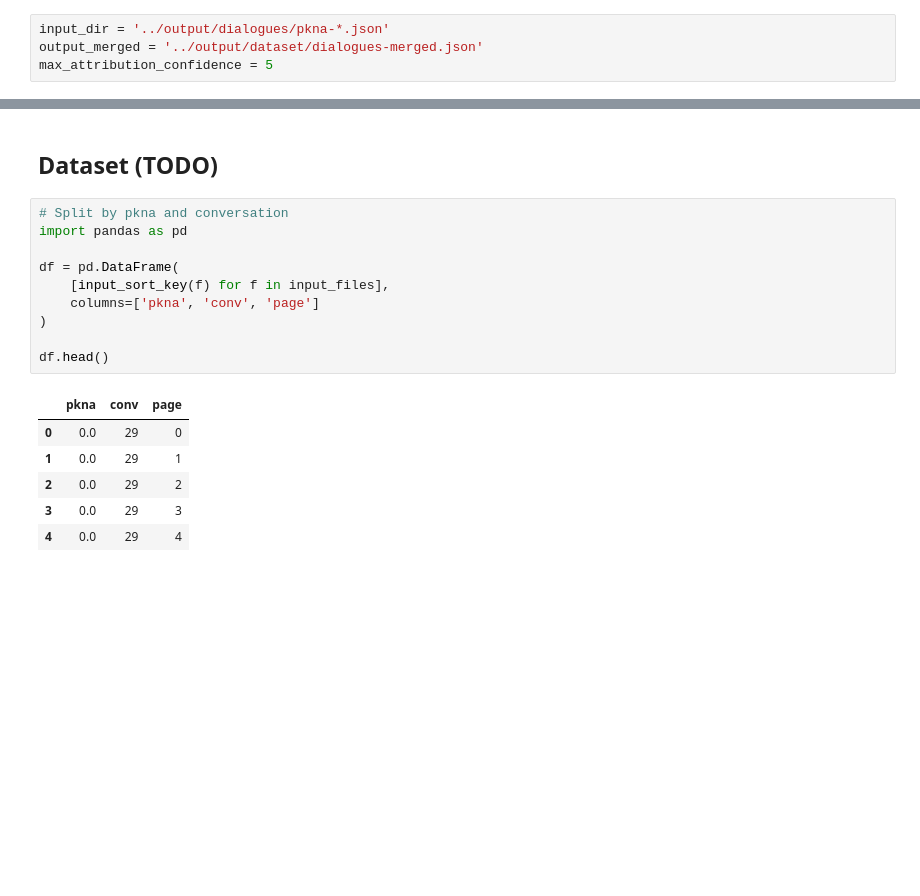
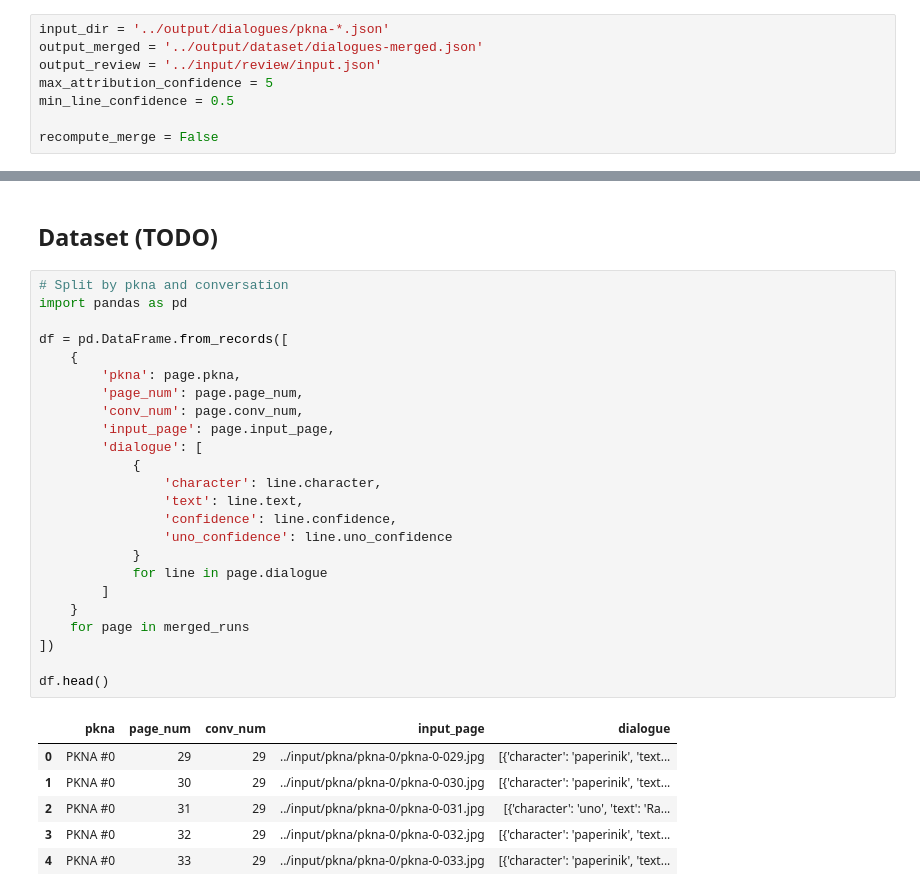
Before and after one commit to mbrt/pkna-uno, a Jupyter notebook: cleanup-conv.ipynb, the cells around one changed output, grey strips where cells are left out. Cells and saved outputs as stored; diff of their text form; blank space fills up the shorter version.

Commit message:
Add review script

```diff
--- a/cleanup-conv.ipynb
+++ b/cleanup-conv.ipynb
@@ -3,7 +3,11 @@
 # %%
 input_dir = '../output/dialogues/pkna-*.json'
 output_merged = '../output/dataset/dialogues-merged.json'
+output_review = '../input/review/input.json'
 max_attribution_confidence = 5
+min_line_confidence = 0.5
+
+recompute_merge = False
 # %%
 import glob
 
@@ -422,17 +555,31 @@ paperinik (1.00) [uno? 0.00]: Groan! Che battutaccia! È terribile!
 # %%
 # Split by pkna and conversation
 import pandas as pd
 
-df = pd.DataFrame(
-    [input_sort_key(f) for f in input_files],
-    columns=['pkna', 'conv', 'page']
-)
+df = pd.DataFrame.from_records([
+    {
+        'pkna': page.pkna,
+        'page_num': page.page_num,
+        'conv_num': page.conv_num,
+        'input_page': page.input_page,
+        'dialogue': [
+            {
+                'character': line.character,
+                'text': line.text,
+                'confidence': line.confidence,
+                'uno_confidence': line.uno_confidence
+            }
+            for line in page.dialogue
+        ]
+    }
+    for page in merged_runs
+])
 
 df.head()
 # %% [output]
-|  | pkna | conv | page |
-| 0 | 0.0 | 29 | 0 |
-| 1 | 0.0 | 29 | 1 |
-| 2 | 0.0 | 29 | 2 |
-| 3 | 0.0 | 29 | 3 |
-| 4 | 0.0 | 29 | 4 |
+|  | pkna | page_num | conv_num | input_page | dialogue |
+| 0 | PKNA #0 | 29 | 29 | ../input/pkna/pkna-0/pkna-0-029.jpg | [{'character': 'paperinik', 'text... |
+| 1 | PKNA #0 | 30 | 29 | ../input/pkna/pkna-0/pkna-0-030.jpg | [{'character': 'paperinik', 'text... |
+| 2 | PKNA #0 | 31 | 29 | ../input/pkna/pkna-0/pkna-0-031.jpg | [{'character': 'uno', 'text': 'Ra... |
+| 3 | PKNA #0 | 32 | 29 | ../input/pkna/pkna-0/pkna-0-032.jpg | [{'character': 'paperinik', 'text... |
+| 4 | PKNA #0 | 33 | 29 | ../input/pkna/pkna-0/pkna-0-033.jpg | [{'character': 'paperinik', 'text... |
```
Also changed, not shown: parts of 10 cells of this notebook, 4 other files.
